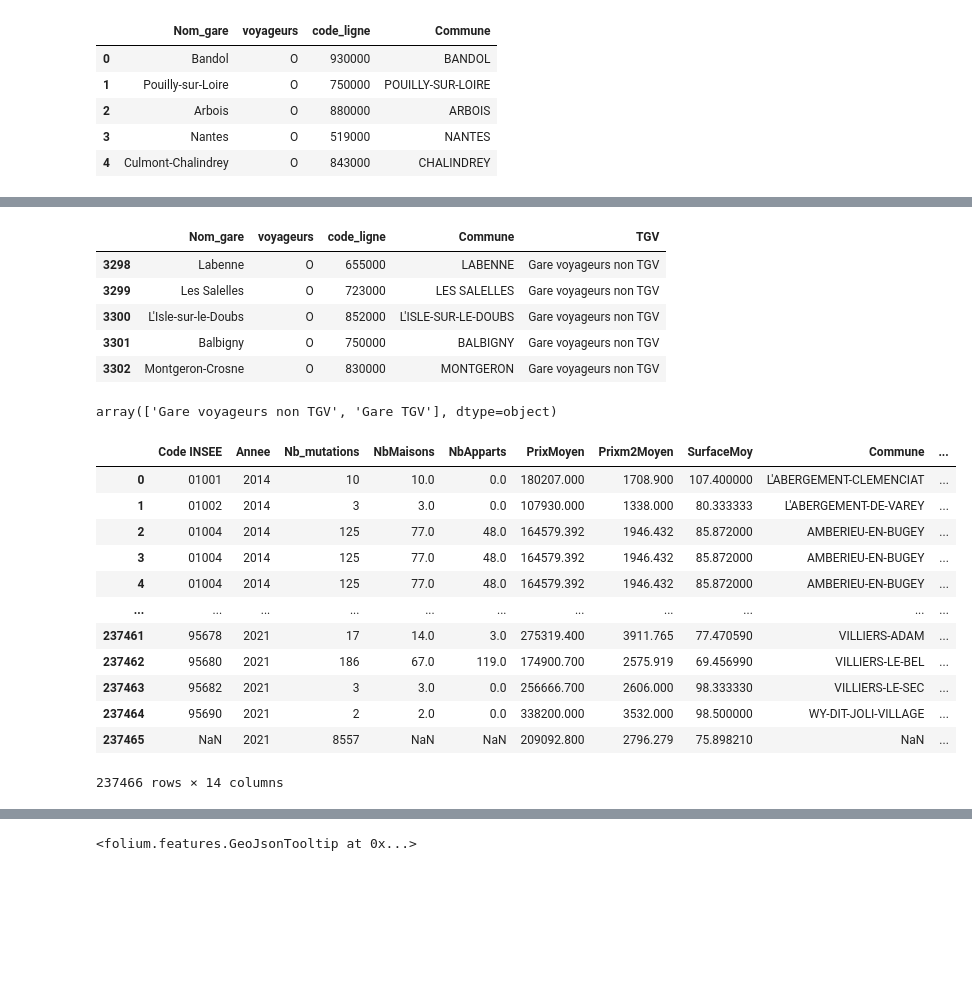
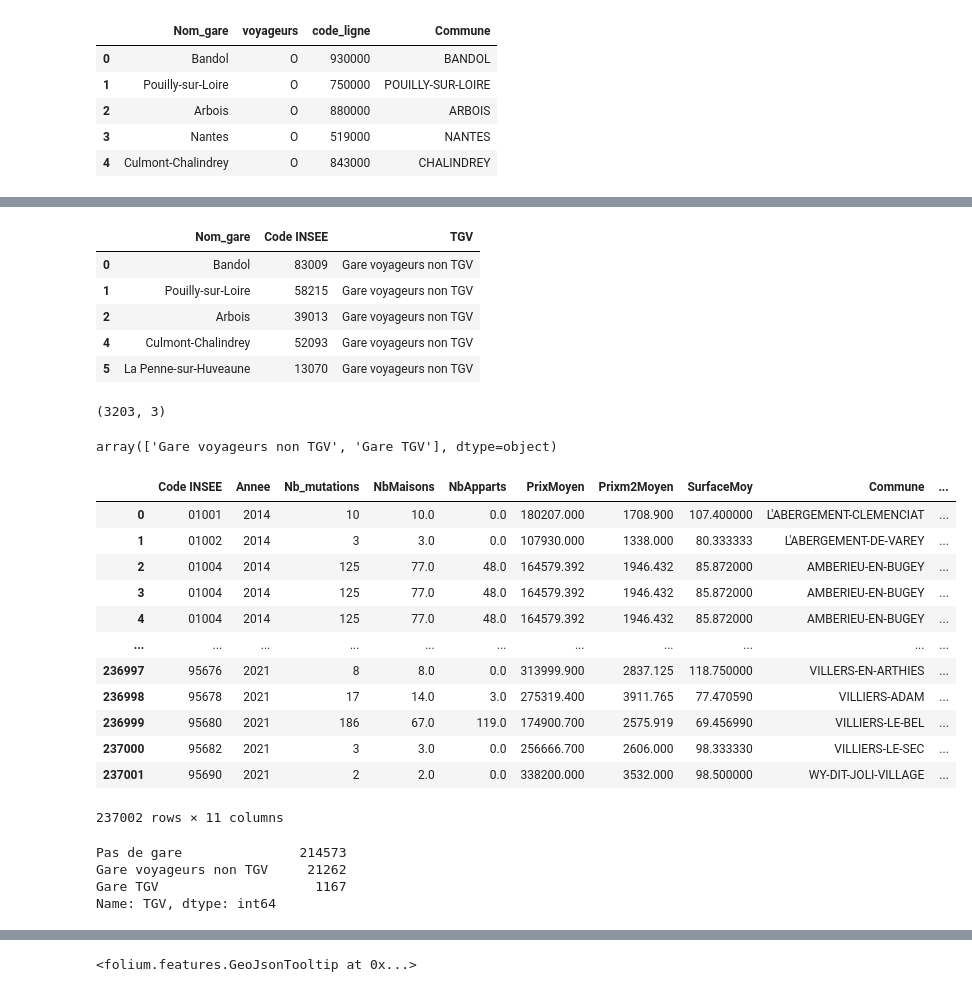
Before and after one commit to AlexisReve/Immo_price, a Jupyter notebook: merge.ipynb, the cells around one changed output, grey strips where cells are left out. Saved outputs shown, nothing was run; the diff lists cells and outputs as text; code cells hidden in the pictures; blank space fills up the shorter version.

```diff
--- a/merge.ipynb
+++ b/merge.ipynb
@@ -62,7 +67,7 @@ encoding
 'ISO-8859-1'
 # %%
 # TGV
-tgv = pd.read_csv('gares-tgv.csv', encoding=encoding).drop(columns='Unnamed: 0')
+tgv = pd.read_csv('immo/gares-tgv.csv', encoding=encoding).drop(columns='Unnamed: 0')
 tgv_list = tgv['Nom_Gare'].unique()
 print(len(tgv_list))
 tgv.head()
@@ -75,7 +80,7 @@ tgv.head()
 | 3 | Cluses | 84 | Auvergne-Rhône-Alpes | 1 | Ain | 46.171 | 5.577 |
 | 4 | Nurieux | 84 | Auvergne-Rhône-Alpes | 1 | Ain | 46.181 | 5.521 |
 # %%
-gares = pd.read_csv("liste-des-gares.csv", sep = ";", usecols=["libelle", "code_ligne", "commune", "voyageurs"]).rename(columns={"libelle" : "Nom_gare",
+gares = pd.read_csv("immo/liste-des-gares.csv", sep = ";", usecols=["libelle", "code_ligne", "commune", "voyageurs"]).rename(columns={"libelle" : "Nom_gare",
                                                                                                                     "commune" : "Commune"})
 gares = gares[gares["voyageurs"] == "O"].reset_index(drop=True)
 print(gares.shape)
@@ -99,0 +104,3 @@ gares.tail()
+# %%
+gares = gares.merge(commune_df, how='left', on='Commune').dropna(subset=["Code INSEE"]).reset_index(drop=True)
+gares.head()
@@ -103,3 +126,6 @@ for index, el in enumerate(gares["Nom_gare"]):
         gares.loc[index, "TGV"] = "Gare TGV"
     else:
         gares.loc[index, "TGV"] = "Gare voyageurs non TGV"
+
+gares.drop(columns=["Commune", "voyageurs", "code_ligne"], inplace=True)
+gares.tail()
@@ -106,33 +139,42 @@ for index, el in enumerate(gares["Nom_gare"]):
 # %%
-gares[gares["TGV"] == "Gare voyageurs non TGV"].tail()
+gares[gares["TGV"] == "Gare voyageurs non TGV"].head()
 # %% [output]
-|  | Nom_gare | voyageurs | code_ligne | Commune | TGV |
-| 3298 | Labenne | O | 655000 | LABENNE | Gare voyageurs non TGV |
-| 3299 | Les Salelles | O | 723000 | LES SALELLES | Gare voyageurs non TGV |
-| 3300 | L'Isle-sur-le-Doubs | O | 852000 | L'ISLE-SUR-LE-DOUBS | Gare voyageurs non TGV |
-| 3301 | Balbigny | O | 750000 | BALBIGNY | Gare voyageurs non TGV |
-| 3302 | Montgeron-Crosne | O | 830000 | MONTGERON | Gare voyageurs non TGV |
+|  | Nom_gare | Code INSEE | TGV |
+| 0 | Bandol | 83009 | Gare voyageurs non TGV |
+| 1 | Pouilly-sur-Loire | 58215 | Gare voyageurs non TGV |
+| 2 | Arbois | 39013 | Gare voyageurs non TGV |
+| 4 | Culmont-Chalindrey | 52093 | Gare voyageurs non TGV |
+| 5 | La Penne-sur-Huveaune | 13070 | Gare voyageurs non TGV |
-# %%
-gares["TGV"].unique()
-# %% [output]
-array(['Gare voyageurs non TGV', 'Gare TGV'], dtype=object)
+# %%
+print(gares.shape)
+gares["TGV"].unique()
+# %% [output]
+(3203, 3)
+array(['Gare voyageurs non TGV', 'Gare TGV'], dtype=object)
 # %%
 # merge avec data immo
 
-data = data.merge(gares, how='left', on="Commune")
+data = data.merge(gares, how='left', on="Code INSEE")
 data['TGV'] = data['TGV'].fillna("Pas de gare")
 data
 # %% [output]
 |  | Code INSEE | Annee | Nb_mutations | NbMaisons | NbApparts | PrixMoyen | Prixm2Moyen | SurfaceMoy | Commune | ... |
 | 0 | 01001 | 2014 | 10 | 10.0 | 0.0 | 180207.000 | 1708.900 | 107.400000 | L'ABERGEMENT-CLEMENCIAT | ... |
 | 1 | 01002 | 2014 | 3 | 3.0 | 0.0 | 107930.000 | 1338.000 | 80.333333 | L'ABERGEMENT-DE-VAREY | ... |
 | 2 | 01004 | 2014 | 125 | 77.0 | 48.0 | 164579.392 | 1946.432 | 85.872000 | AMBERIEU-EN-BUGEY | ... |
 | 3 | 01004 | 2014 | 125 | 77.0 | 48.0 | 164579.392 | 1946.432 | 85.872000 | AMBERIEU-EN-BUGEY | ... |
 | 4 | 01004 | 2014 | 125 | 77.0 | 48.0 | 164579.392 | 1946.432 | 85.872000 | AMBERIEU-EN-BUGEY | ... |
 | ... | ... | ... | ... | ... | ... | ... | ... | ... | ... | ... |
-| 237461 | 95678 | 2021 | 17 | 14.0 | 3.0 | 275319.400 | 3911.765 | 77.470590 | VILLIERS-ADAM | ... |
-| 237462 | 95680 | 2021 | 186 | 67.0 | 119.0 | 174900.700 | 2575.919 | 69.456990 | VILLIERS-LE-BEL | ... |
-| 237463 | 95682 | 2021 | 3 | 3.0 | 0.0 | 256666.700 | 2606.000 | 98.333330 | VILLIERS-LE-SEC | ... |
-| 237464 | 95690 | 2021 | 2 | 2.0 | 0.0 | 338200.000 | 3532.000 | 98.500000 | WY-DIT-JOLI-VILLAGE | ... |
-| 237465 | NaN | 2021 | 8557 | NaN | NaN | 209092.800 | 2796.279 | 75.898210 | NaN | ... |
+| 236997 | 95676 | 2021 | 8 | 8.0 | 0.0 | 313999.900 | 2837.125 | 118.750000 | VILLERS-EN-ARTHIES | ... |
+| 236998 | 95678 | 2021 | 17 | 14.0 | 3.0 | 275319.400 | 3911.765 | 77.470590 | VILLIERS-ADAM | ... |
+| 236999 | 95680 | 2021 | 186 | 67.0 | 119.0 | 174900.700 | 2575.919 | 69.456990 | VILLIERS-LE-BEL | ... |
+| 237000 | 95682 | 2021 | 3 | 3.0 | 0.0 | 256666.700 | 2606.000 | 98.333330 | VILLIERS-LE-SEC | ... |
+| 237001 | 95690 | 2021 | 2 | 2.0 | 0.0 | 338200.000 | 3532.000 | 98.500000 | WY-DIT-JOLI-VILLAGE | ... |
-237466 rows × 14 columns
+237002 rows × 11 columns
+# %%
+data["TGV"].value_counts()
+# %% [output]
+Pas de gare               214573
+Gare voyageurs non TGV     21262
+Gare TGV                    1167
+Name: TGV, dtype: int64
```
Also changed, not shown: parts of 19 cells of this notebook.
